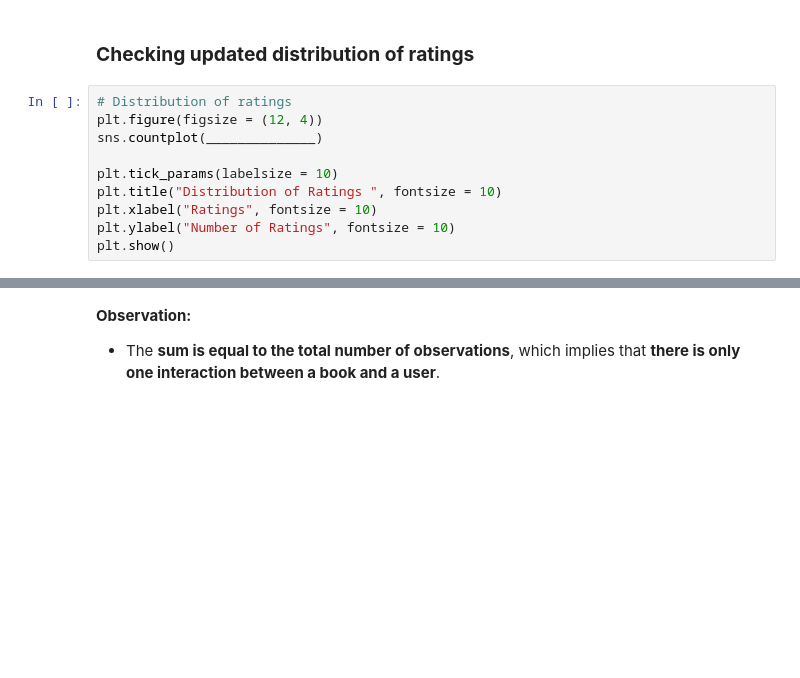
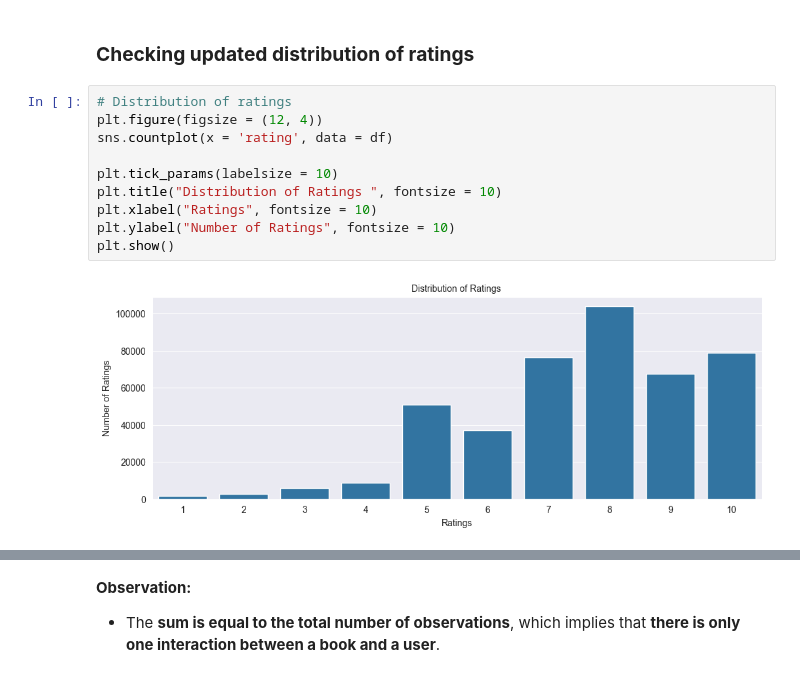
Before and after one commit to garretreichenbach/MIT-Projects, a Jupyter notebook: Recommendation Systems/Book Recommendation Assignment/Book Recommendation Assignment.ipynb, the cells around one changed output, grey strips where cells are left out. Cells and saved outputs as stored; diff of their text form; blank space fills up the shorter version.

```diff
--- a/Recommendation Systems/Book Recommendation Assignment/Book Recommendation Assignment.ipynb
+++ b/Recommendation Systems/Book Recommendation Assignment/Book Recommendation Assignment.ipynb
@@ -205,11 +227,13 @@ Let's check the distribution of ratings again.
 # %%
 # Distribution of ratings
 plt.figure(figsize = (12, 4))
-sns.countplot(______________)
+sns.countplot(x = 'rating', data = df)
 
 plt.tick_params(labelsize = 10)
 plt.title("Distribution of Ratings ", fontsize = 10)
 plt.xlabel("Ratings", fontsize = 10)
 plt.ylabel("Number of Ratings", fontsize = 10)
 plt.show()
+# %% [output]
+[figure, added]
 # %% [markdown]
```
Also changed, not shown: parts of 25 cells of this notebook, 1 other file.
